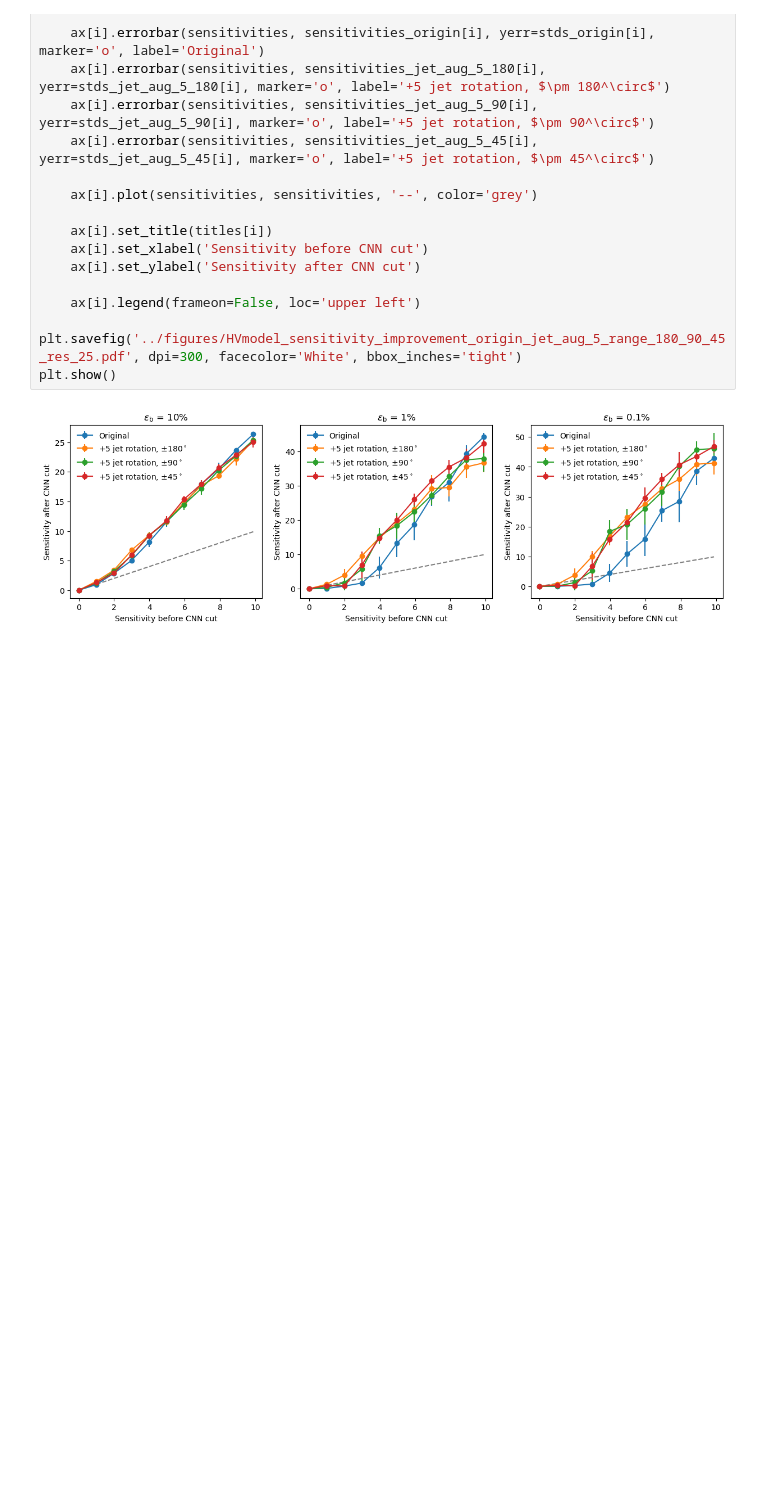
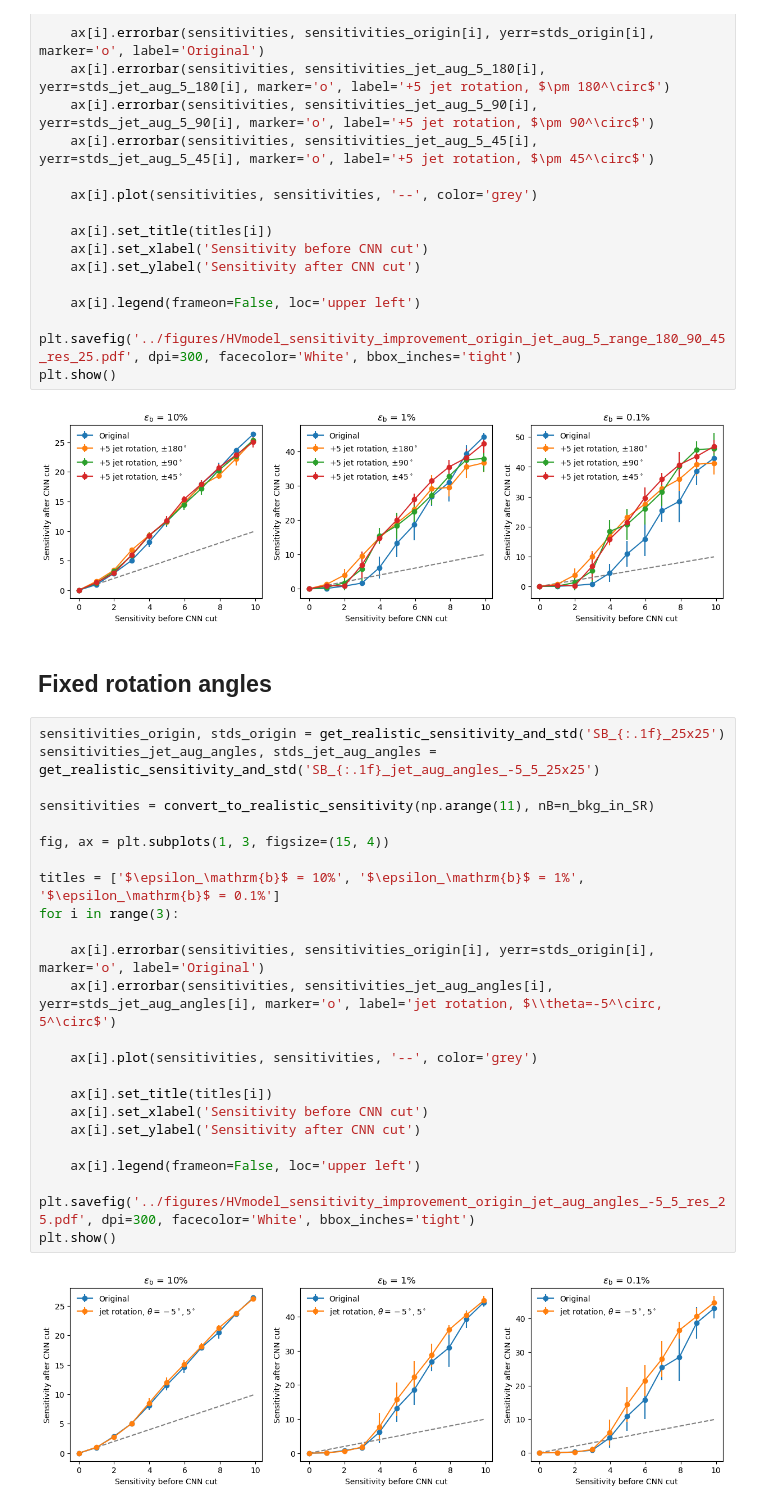
Before and after one commit to r10222035/data_augmentation, a Jupyter notebook: CNN/CNN_selection.ipynb, the cells around one changed output. Saved outputs shown, nothing was run; the diff lists cells and outputs as text; blank space fills up the shorter version.

Commit message:
Code: Implement jet rotation with specific angles

```diff
--- a/CNN/CNN_selection.ipynb
+++ b/CNN/CNN_selection.ipynb
@@ -1171,3 +1171,31 @@ plt.savefig('../figures/HVmodel_sensitivity_improvement_origin_jet_aug_5_range_1
 plt.show()
 # %% [output]
 [figure]
+# %% [markdown]
+## Fixed rotation angles
+# %%
+sensitivities_origin, stds_origin = get_realistic_sensitivity_and_std('SB_{:.1f}_25x25')
+sensitivities_jet_aug_angles, stds_jet_aug_angles = get_realistic_sensitivity_and_std('SB_{:.1f}_jet_aug_angles_-5_5_25x25')
+
+sensitivities = convert_to_realistic_sensitivity(np.arange(11), nB=n_bkg_in_SR)
+
+fig, ax = plt.subplots(1, 3, figsize=(15, 4))
+
+titles = ['$\epsilon_\mathrm{b}$ = 10%', '$\epsilon_\mathrm{b}$ = 1%', '$\epsilon_\mathrm{b}$ = 0.1%']
+for i in range(3):
+
+    ax[i].errorbar(sensitivities, sensitivities_origin[i], yerr=stds_origin[i], marker='o', label='Original')
+    ax[i].errorbar(sensitivities, sensitivities_jet_aug_angles[i], yerr=stds_jet_aug_angles[i], marker='o', label='jet rotation, $\\theta=-5^\circ, 5^\circ$')
+
+    ax[i].plot(sensitivities, sensitivities, '--', color='grey')
+
+    ax[i].set_title(titles[i])
+    ax[i].set_xlabel('Sensitivity before CNN cut')
+    ax[i].set_ylabel('Sensitivity after CNN cut')
+
+    ax[i].legend(frameon=False, loc='upper left')
+
+plt.savefig('../figures/HVmodel_sensitivity_improvement_origin_jet_aug_angles_-5_5_res_25.pdf', dpi=300, facecolor='White', bbox_inches='tight')
+plt.show()
+# %% [output]
+[figure, added]
```
Also changed, not shown: 5 other files.
